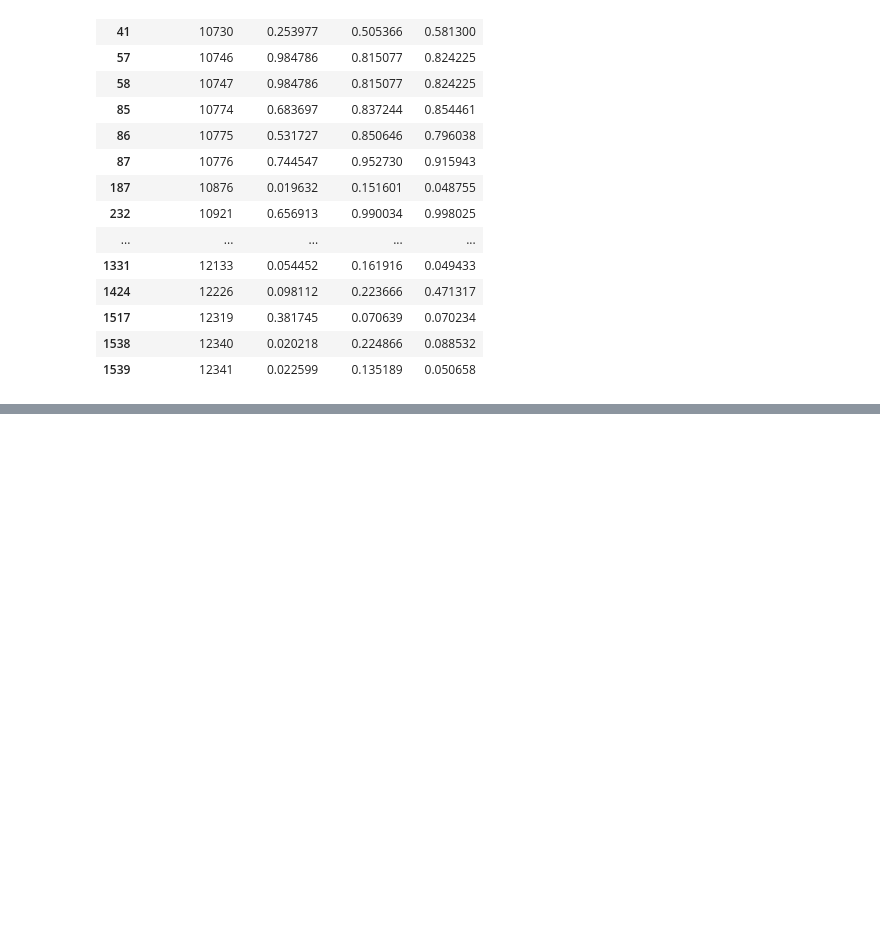
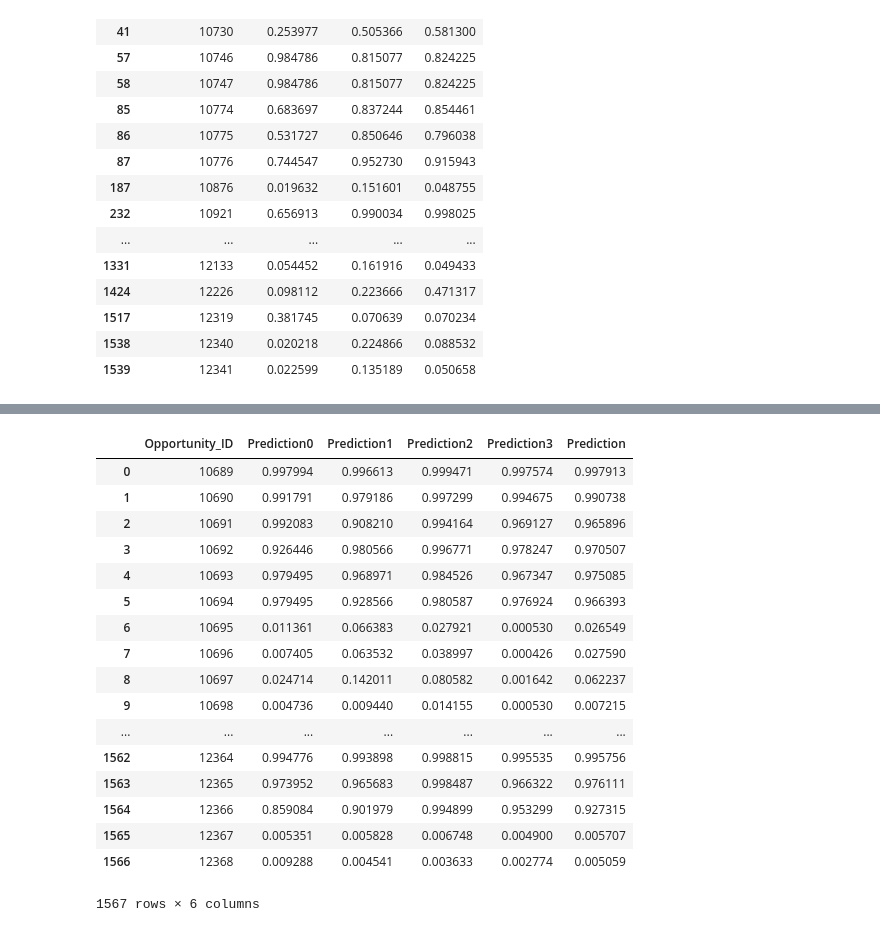
Before and after one commit to eugenusb/Alix2020, a Jupyter notebook: Ensambler.ipynb, the cells around one changed output, grey strips where cells are left out. Cells and saved outputs as stored; diff of their text form; code cells hidden in the pictures; blank space fills up the shorter version.

```diff
--- a/Ensambler.ipynb
+++ b/Ensambler.ipynb
@@ -668,0 +695,47 @@ answer[abs(answer.Prediction_x - answer.Prediction_y) > 0.1]
+# %%
+def read_pred(pred_file):
+    ans = pd.read_csv(pred_file, names = ["Opportunity_ID", "Prediction"])
+    return (ans)
+
+def avg(prediction_files):
+    answer = read_pred(prediction_files[0])
+    answer = answer.rename(columns = {"Prediction": "Prediction" + str(0)})
+    N = len(prediction_files)
+    for i in range(1, N):
+        pred = read_pred(prediction_files[i])
+        pred = pred.rename(columns = {"Prediction": "Prediction" + str(i)})
+        answer = answer.merge(pred, on = "Opportunity_ID")
+        answer.Opportunity_ID = answer.Opportunity_ID.astype("int32")
+
+    answer["Prediction"] = answer["Prediction0"]
+
+    for i in range(1, N):
+        answer["Prediction"] = answer["Prediction"] + answer["Prediction" + str(i)]
+
+    answer["Prediction"] = answer["Prediction"] / (N + 0.0)
+
+    return (answer)
+# %%
+prediction_files = ["best/modellgbold_pred.csv", "best/model_xgb_pred.csv", "best/modelada_pred.csv", "best/modelcat_pred.csv"]
+prediction = avg(prediction_files)
+# %%
+prediction
+# %% [output]
+|  | Opportunity_ID | Prediction0 | Prediction1 | Prediction2 | Prediction3 | Prediction |
+| 0 | 10689 | 0.997994 | 0.996613 | 0.999471 | 0.997574 | 0.997913 |
+| 1 | 10690 | 0.991791 | 0.979186 | 0.997299 | 0.994675 | 0.990738 |
+| 2 | 10691 | 0.992083 | 0.908210 | 0.994164 | 0.969127 | 0.965896 |
+| 3 | 10692 | 0.926446 | 0.980566 | 0.996771 | 0.978247 | 0.970507 |
+| 4 | 10693 | 0.979495 | 0.968971 | 0.984526 | 0.967347 | 0.975085 |
+| 5 | 10694 | 0.979495 | 0.928566 | 0.980587 | 0.976924 | 0.966393 |
+| 6 | 10695 | 0.011361 | 0.066383 | 0.027921 | 0.000530 | 0.026549 |
+| 7 | 10696 | 0.007405 | 0.063532 | 0.038997 | 0.000426 | 0.027590 |
+| 8 | 10697 | 0.024714 | 0.142011 | 0.080582 | 0.001642 | 0.062237 |
+| 9 | 10698 | 0.004736 | 0.009440 | 0.014155 | 0.000530 | 0.007215 |
+| ... | ... | ... | ... | ... | ... | ... |
+| 1562 | 12364 | 0.994776 | 0.993898 | 0.998815 | 0.995535 | 0.995756 |
+| 1563 | 12365 | 0.973952 | 0.965683 | 0.998487 | 0.966322 | 0.976111 |
+| 1564 | 12366 | 0.859084 | 0.901979 | 0.994899 | 0.953299 | 0.927315 |
+| 1565 | 12367 | 0.005351 | 0.005828 | 0.006748 | 0.004900 | 0.005707 |
+| 1566 | 12368 | 0.009288 | 0.004541 | 0.003633 | 0.002774 | 0.005059 |
+1567 rows × 6 columns
```
Also changed, not shown: parts of 6 cells of this notebook, 9 other files.
